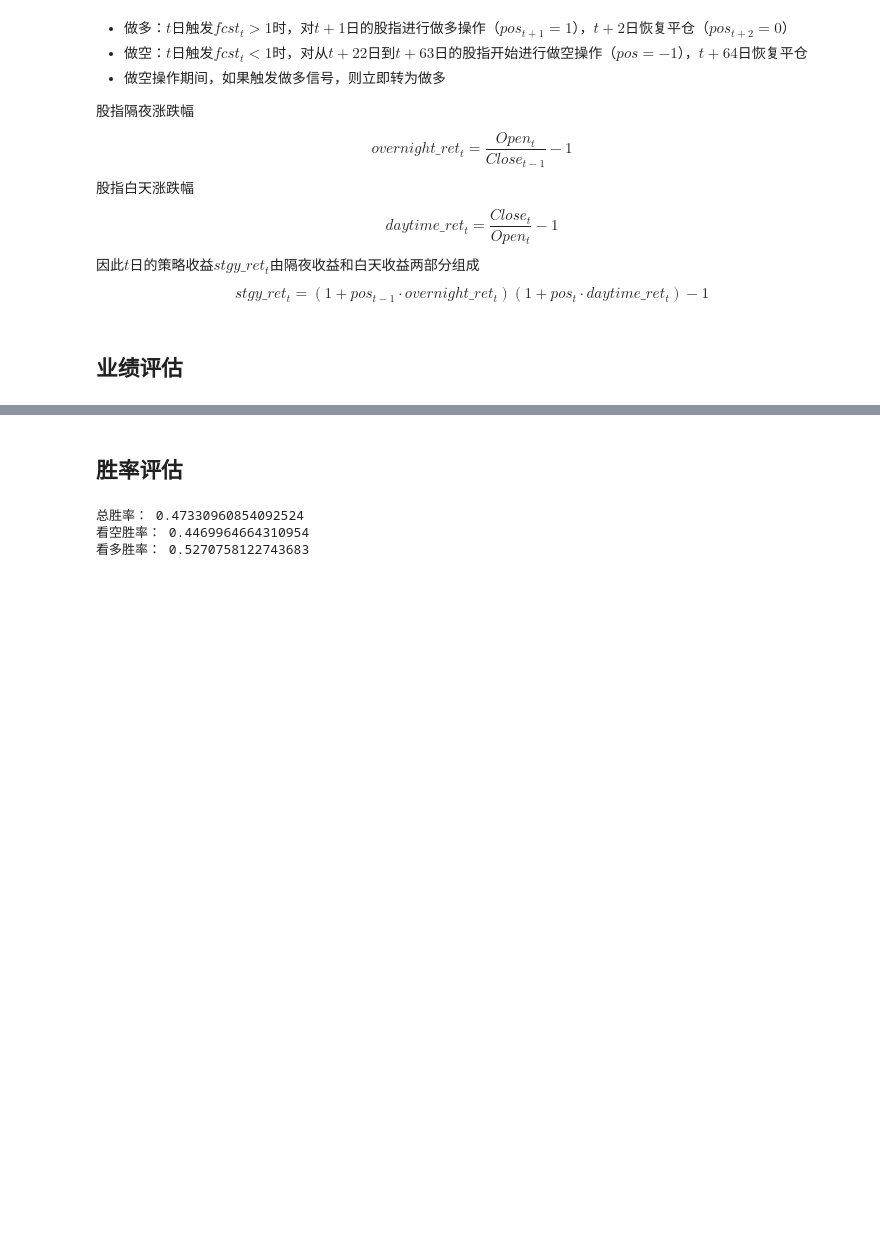
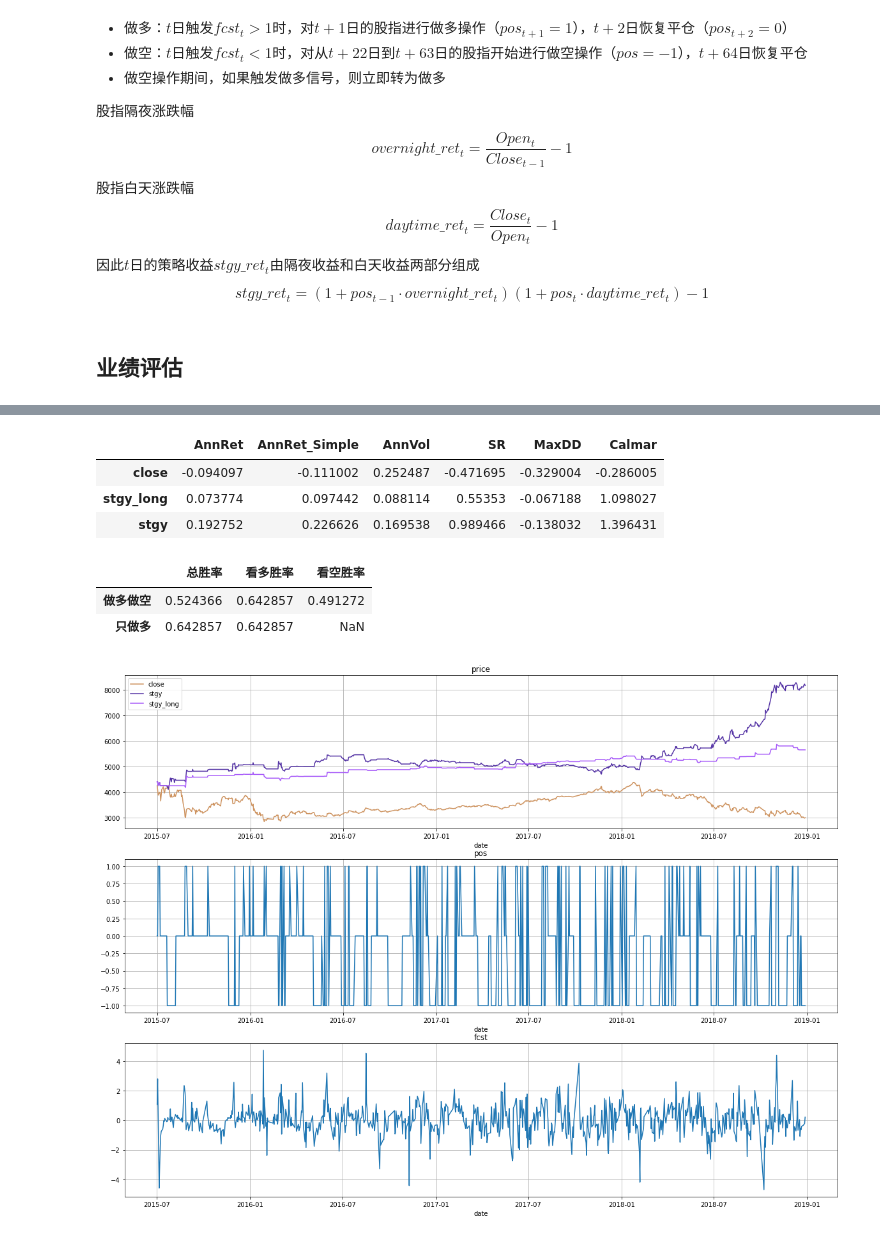
Before and after one commit to Aujkst/market-timing, a Jupyter notebook: example.ipynb, the cells around one changed output, grey strips where cells are left out. Saved outputs shown, nothing was run; the diff lists cells and outputs as text; code cells hidden in the pictures; blank space fills up the shorter version.

```diff
--- a/example.ipynb
+++ b/example.ipynb
@@ -286,14 +353,15 @@ fcst's p-value = 0.0
-# %% [markdown]
-## 胜率评估
-# %%
-# 做多/空日期
-short_dates = df_bt[df_bt["pos"] == -1].index.to_list()
-long_dates = df_bt[df_bt["pos"] == 1].index.to_list()
-
-print("总胜率：", (df_bt.loc[short_dates+long_dates, "stgy_ret"] > 0).sum() / len(short_dates+long_dates))
-print("看空胜率：", (df_bt.loc[short_dates, "stgy_ret"] > 0).sum() / len(short_dates))
-print("看多胜率：", (df_bt.loc[long_dates, "stgy_ret"] > 0).sum() / len(long_dates))
-# %% [output]
-总胜率： 0.47330960854092524
-看空胜率： 0.4469964664310954
-看多胜率： 0.5270758122743683
+# %%
+mt_model.backtest(
+    long_threshold=1, long_start=1, long_period=1,
+    short_threshold=-1, short_start=11, short_period=10,
+    mode='history'
+)
+# %% [output]
+|  | AnnRet | AnnRet_Simple | AnnVol | SR | MaxDD | Calmar |
+| close | -0.094097 | -0.111002 | 0.252487 | -0.471695 | -0.329004 | -0.286005 |
+| stgy_long | 0.073774 | 0.097442 | 0.088114 | 0.55353 | -0.067188 | 1.098027 |
+| stgy | 0.192752 | 0.226626 | 0.169538 | 0.989466 | -0.138032 | 1.396431 |
+|  | 总胜率 | 看多胜率 | 看空胜率 |
+| 做多做空 | 0.524366 | 0.642857 | 0.491272 |
+| 只做多 | 0.642857 | 0.642857 | NaN |
+[figure, added]
```
Also changed, not shown: parts of 16 cells of this notebook.
